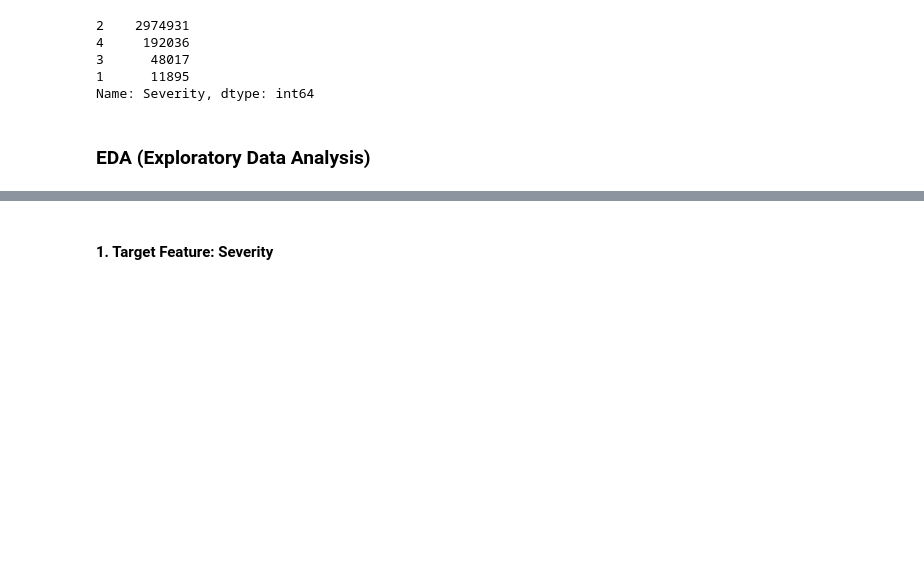
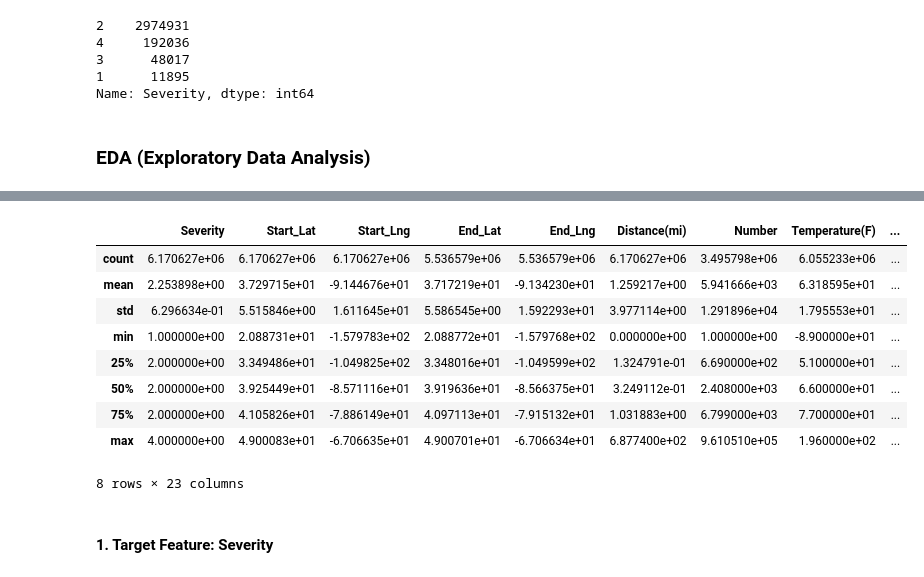
Before and after one commit to RBelgundi-6475/Term_Project_CS5644, a Jupyter notebook: Term_Project.ipynb, the cells around one changed output, grey strips where cells are left out. Cells and saved outputs as stored; diff of their text form; code cells hidden in the pictures; blank space fills up the shorter version.

```diff
--- a/Term_Project.ipynb
+++ b/Term_Project.ipynb
@@ -170,3 +201,16 @@ Name: Severity, dtype: int64
+# %%
+df_construction.describe()
+# %% [output]
+|  | Severity | Start_Lat | Start_Lng | End_Lat | End_Lng | Distance(mi) | Number | Temperature(F) | ... |
+| count | 6.170627e+06 | 6.170627e+06 | 6.170627e+06 | 5.536579e+06 | 5.536579e+06 | 6.170627e+06 | 3.495798e+06 | 6.055233e+06 | ... |
+| mean | 2.253898e+00 | 3.729715e+01 | -9.144676e+01 | 3.717219e+01 | -9.134230e+01 | 1.259217e+00 | 5.941666e+03 | 6.318595e+01 | ... |
+| std | 6.296634e-01 | 5.515846e+00 | 1.611645e+01 | 5.586545e+00 | 1.592293e+01 | 3.977114e+00 | 1.291896e+04 | 1.795553e+01 | ... |
+| min | 1.000000e+00 | 2.088731e+01 | -1.579783e+02 | 2.088772e+01 | -1.579768e+02 | 0.000000e+00 | 1.000000e+00 | -8.900000e+01 | ... |
+| 25% | 2.000000e+00 | 3.349486e+01 | -1.049825e+02 | 3.348016e+01 | -1.049599e+02 | 1.324791e-01 | 6.690000e+02 | 5.100000e+01 | ... |
+| 50% | 2.000000e+00 | 3.925449e+01 | -8.571116e+01 | 3.919636e+01 | -8.566375e+01 | 3.249112e-01 | 2.408000e+03 | 6.600000e+01 | ... |
+| 75% | 2.000000e+00 | 4.105826e+01 | -7.886149e+01 | 4.097113e+01 | -7.915132e+01 | 1.031883e+00 | 6.799000e+03 | 7.700000e+01 | ... |
+| max | 4.000000e+00 | 4.900083e+01 | -6.706635e+01 | 4.900701e+01 | -6.706634e+01 | 6.877400e+02 | 9.610510e+05 | 1.960000e+02 | ... |
+8 rows × 23 columns
 # %% [markdown]
 #### 1. Target Feature: Severity
 # %%
```
Also changed, not shown: parts of 12 cells of this notebook.
